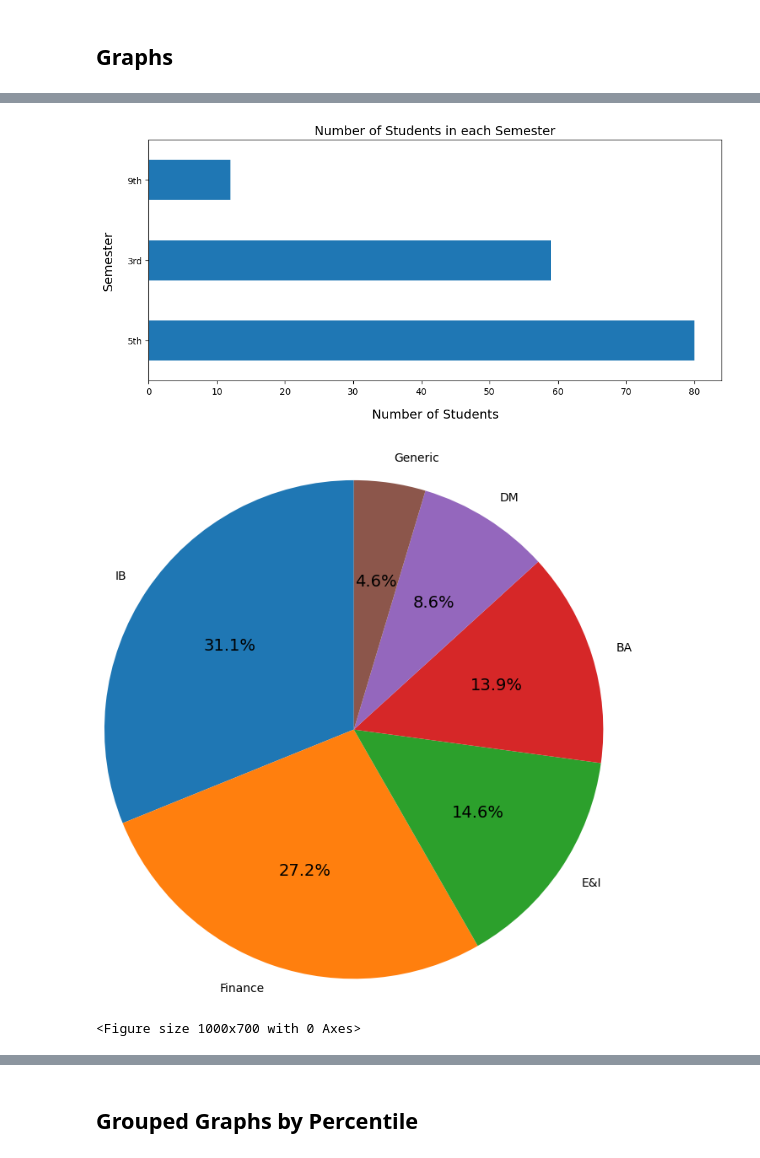
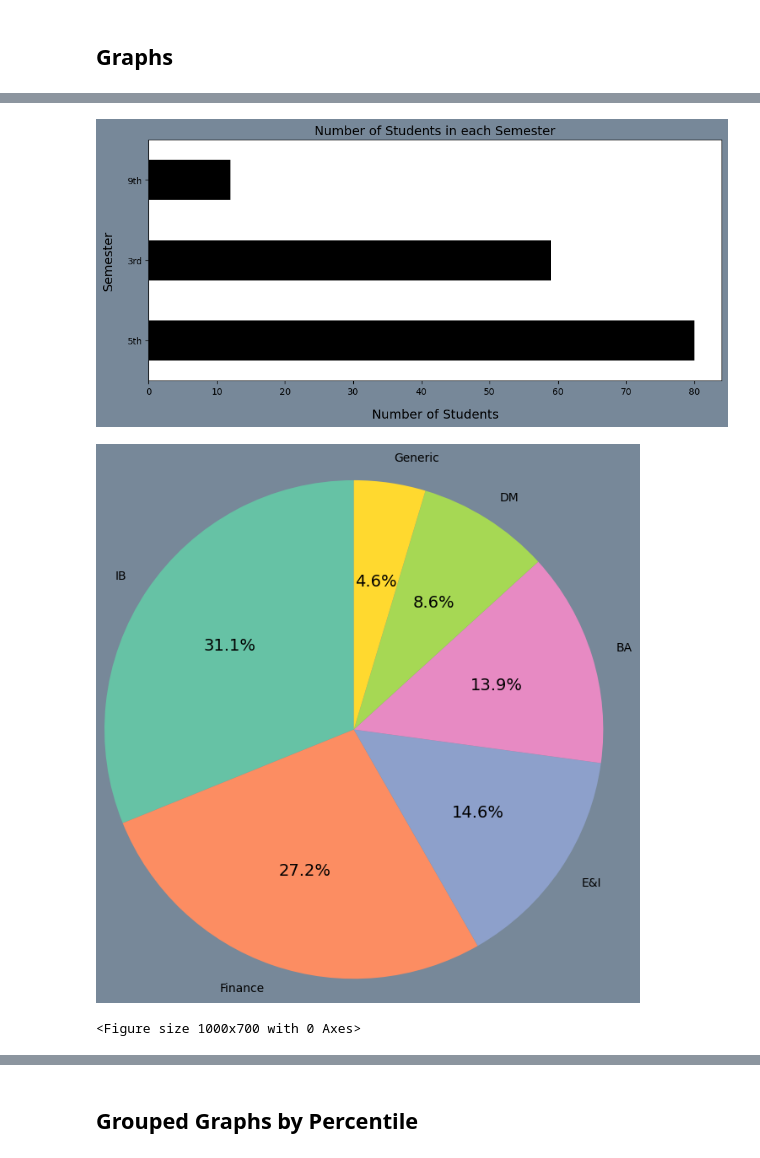
Before and after one commit to aumashankar8/studentsTestData, a Jupyter notebook: studentDataAnalysis.ipynb, the cells around one changed output, grey strips where cells are left out. Cells and saved outputs as stored; diff of their text form; code cells hidden in the pictures.

```diff
--- a/studentDataAnalysis.ipynb
+++ b/studentDataAnalysis.ipynb
@@ -117,21 +119,23 @@ save_fig("univeristy_graph")
 # %%
 # Horizontal Bar Graph for Semester
-students["SEMESTER"].value_counts().plot(kind = "barh", figsize=(10, 5), rot = 0)
+fig, ax = plt.subplots(facecolor = "lightslategrey")
+students["SEMESTER"].value_counts().plot(kind = "barh", figsize=(10, 5), rot = 0, color = "black")
 plt.xlabel("Number of Students", labelpad=14)
 plt.ylabel("Semester", labelpad=14)
 plt.title("Number of Students in each Semester")
 save_fig("semester_graph")
 # %% [output]
-[figure, old version]
+[figure, new version]
 # %%
 # Pie Graph to show the distribution of the Domain
+import seaborn as sns
 domain = students["Domain"].value_counts()
-fig, axes = plt.subplots()
+fig, axes = plt.subplots(facecolor = "lightslategrey")
 plt.figure(figsize=(10,7))
-axes.pie(domain, labels = domain.index, startangle = 90, autopct="%1.1f%%", radius=2)
+axes.pie(domain, labels = domain.index, startangle = 90, autopct="%1.1f%%", radius=2, colors = sns.color_palette("Set2"))
 plt.show()
 # %% [output]
-[figure, old version]
+[figure, new version]
 <Figure size 1000x700 with 0 Axes>
 # %%
 # Create Histograms for numerical data
```
Also changed, not shown: parts of 11 cells of this notebook.
